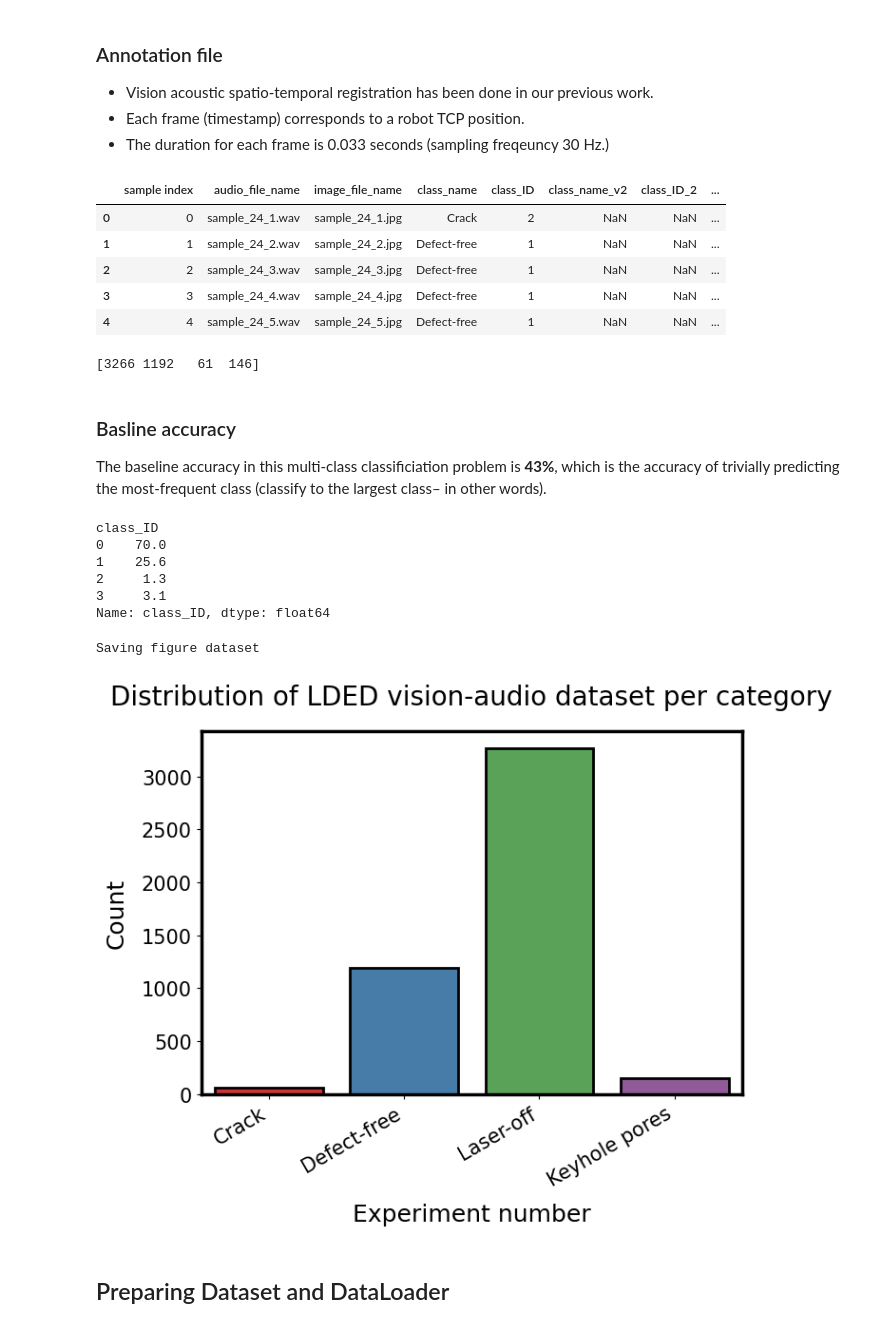
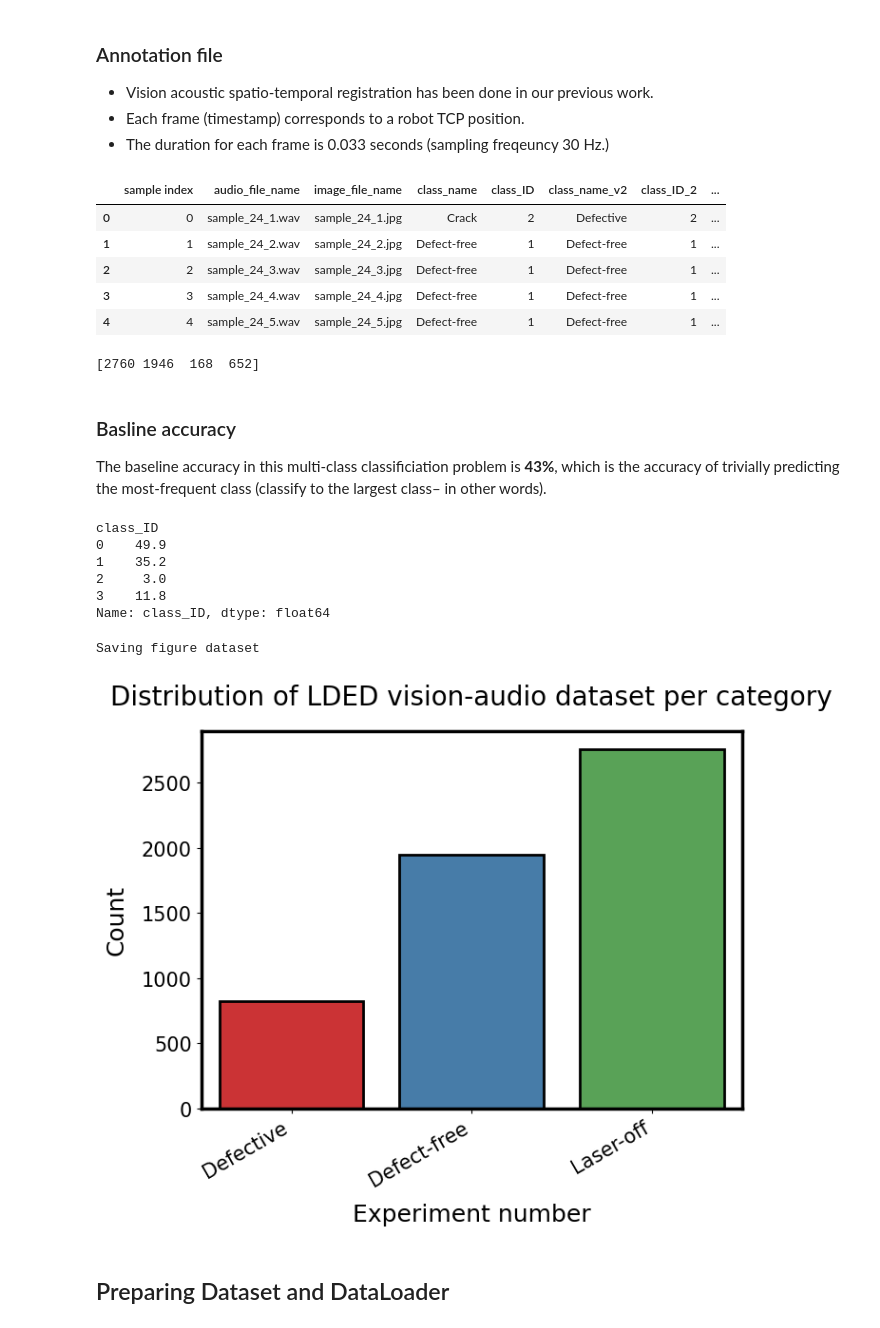
Before and after one commit to Davidlequnchen/LDED-FusionNet, a Jupyter notebook: code/2_train_visual.ipynb, the cells around one changed output. Saved outputs shown, nothing was run; the diff lists cells and outputs as text; code cells hidden in the pictures.

Commit message:
Update multimodal training

```diff
--- a/code/2_train_visual.ipynb
+++ b/code/2_train_visual.ipynb
@@ -71,15 +71,14 @@ VISON_DIR = Image_path
 
 torch.manual_seed(0)
 
-ANNOTATIONS_FILE = os.path.join(Multimodal_dataset_PATH, 'Video', 'segmented', "visual_acoustic_dataset_annotations.csv")
+ANNOTATIONS_FILE = os.path.join(Multimodal_dataset_PATH, 'Video', 'segmented', "visual_acoustic_dataset_annotations_v2.csv")
 
 
-# classes = ('Defect-free', 'Cracks', 'Keyhole pores', 'Laser-off', 'Laser-start')
-classes = ('Laser-off', 'Defect-free', 'Cracks', "Keyhole pores")
-# classes = ('Laser-off', 'Defect-free', 'Defective')
+# classes = ('Laser-off', 'Defect-free', 'Cracks', "Keyhole pores")
+classes = ('Laser-off', 'Defect-free', 'Defective')
 SAMPLE_RATE = 44100
 LEARNING_RATE = 0.0001
-BATCH_SIZE = 16
+BATCH_SIZE = 32
 EPOCHS = 10
 # %% [markdown]
 ### Utils functions
@@ -117,21 +116,22 @@ Using cpu
 - The duration for each frame is 0.033 seconds (sampling freqeuncy 30 Hz.)
 # %%
 annotations_df = pd.read_csv(ANNOTATIONS_FILE)
+# annotations_df = annotations_df.dropna(subset=['class_name_v2']) #remove all rows that contain any NaN values.
 annotations_df.head()
 # %% [output]
 |  | sample index | audio_file_name | image_file_name | class_name | class_ID | class_name_v2 | class_ID_2 | ... |
-| 0 | 0 | sample_24_1.wav | sample_24_1.jpg | Crack | 2 | NaN | NaN | ... |
-| 1 | 1 | sample_24_2.wav | sample_24_2.jpg | Defect-free | 1 | NaN | NaN | ... |
-| 2 | 2 | sample_24_3.wav | sample_24_3.jpg | Defect-free | 1 | NaN | NaN | ... |
-| 3 | 3 | sample_24_4.wav | sample_24_4.jpg | Defect-free | 1 | NaN | NaN | ... |
-| 4 | 4 | sample_24_5.wav | sample_24_5.jpg | Defect-free | 1 | NaN | NaN | ... |
+| 0 | 0 | sample_24_1.wav | sample_24_1.jpg | Crack | 2 | Defective | 2 | ... |
+| 1 | 1 | sample_24_2.wav | sample_24_2.jpg | Defect-free | 1 | Defect-free | 1 | ... |
+| 2 | 2 | sample_24_3.wav | sample_24_3.jpg | Defect-free | 1 | Defect-free | 1 | ... |
+| 3 | 3 | sample_24_4.wav | sample_24_4.jpg | Defect-free | 1 | Defect-free | 1 | ... |
+| 4 | 4 | sample_24_5.wav | sample_24_5.jpg | Defect-free | 1 | Defect-free | 1 | ... |
 # %%
 # Get the labels and count the number of samples for each class
 labels = annotations_df['class_ID'].values
 label_counts = np.unique(labels, return_counts=True)[1]
 print (label_counts)
 # %% [output]
-[3266 1192   61  146]
+[2760 1946  168  652]
 # %% [markdown]
 ### Basline accuracy
 The baseline accuracy in this multi-class classificiation problem is **43%**, which is the accuracy of trivially predicting the most-frequent class (classify to the largest class– in other words).
@@ -140,31 +140,31 @@ The baseline accuracy in this multi-class classificiation problem is **43%**, wh
 round(annotations_df.groupby('class_ID')["class_ID"].count()/annotations_df.shape[0]*100, 1)
 # %% [output]
 class_ID
-0    70.0
-1    25.6
-2     1.3
-3     3.1
+0    49.9
+1    35.2
+2     3.0
+3    11.8
 Name: class_ID, dtype: float64
 # %%
 # sns.set(style="darkgrid")
 plt.figure(figsize = (7,6))
 
 
-ax = sns.countplot(x='class_name', data = annotations_df, palette="Set1", linewidth=2,
+ax = sns.countplot(x='class_name_v2', data = annotations_df, palette="Set1", linewidth=2,
                    edgecolor='k'); #palette='mako' 'Set2'
 ax.set_xticklabels(ax.get_xticklabels(), rotation=30, ha="right")
 # ax = sns.countplot(y='label', data = df_dataset_denoised, palette="Set2");
 
 
 ax.set_title('Distribution of LDED vision-audio dataset per category', fontsize = 20, pad=20);
 ax.set_xlabel("Experiment number",fontsize=18, labelpad=10)
 ax.set_ylabel("Count",fontsize=18, labelpad=10)
 ax.tick_params(labelsize=15)
 
 save_fig("dataset")
 # %% [output]
 Saving figure dataset
-[figure, old version]
+[figure, new version]
 # %% [markdown]
 ## Preparing Dataset and DataLoader
 # %%
```
Also changed, not shown: parts of 11 cells of this notebook, 20 other files.
